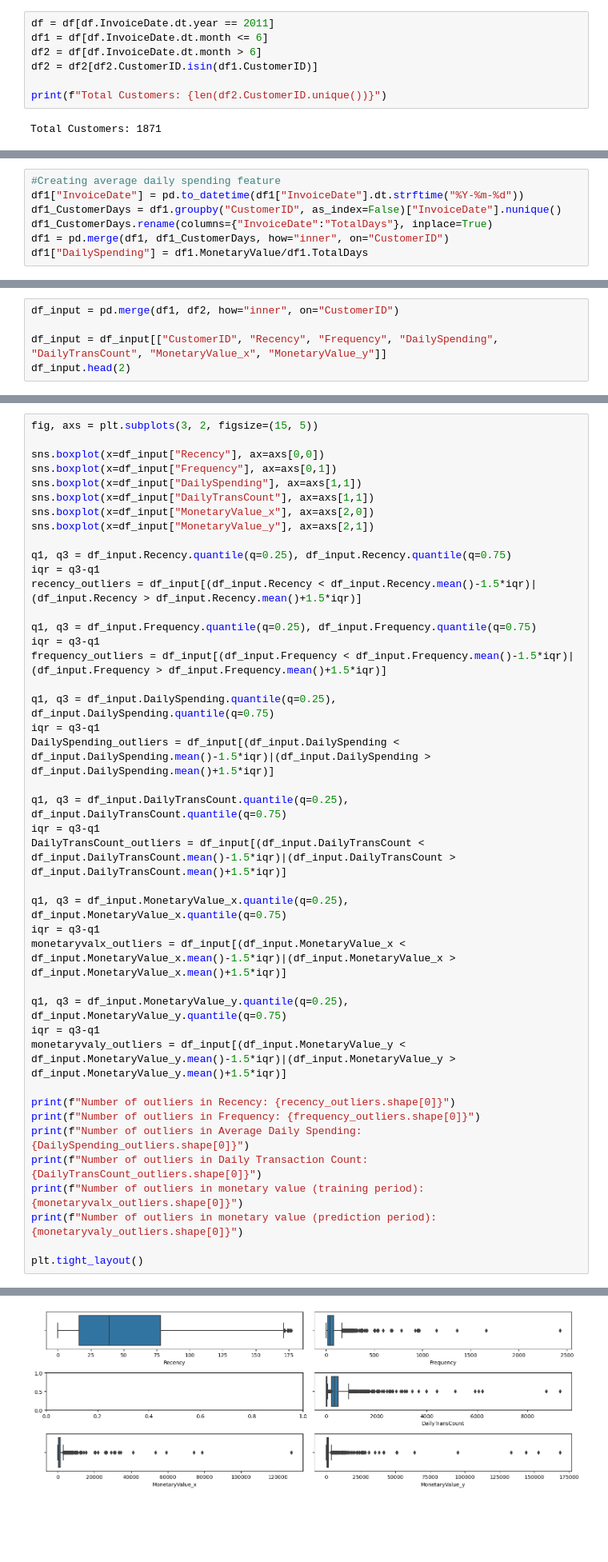
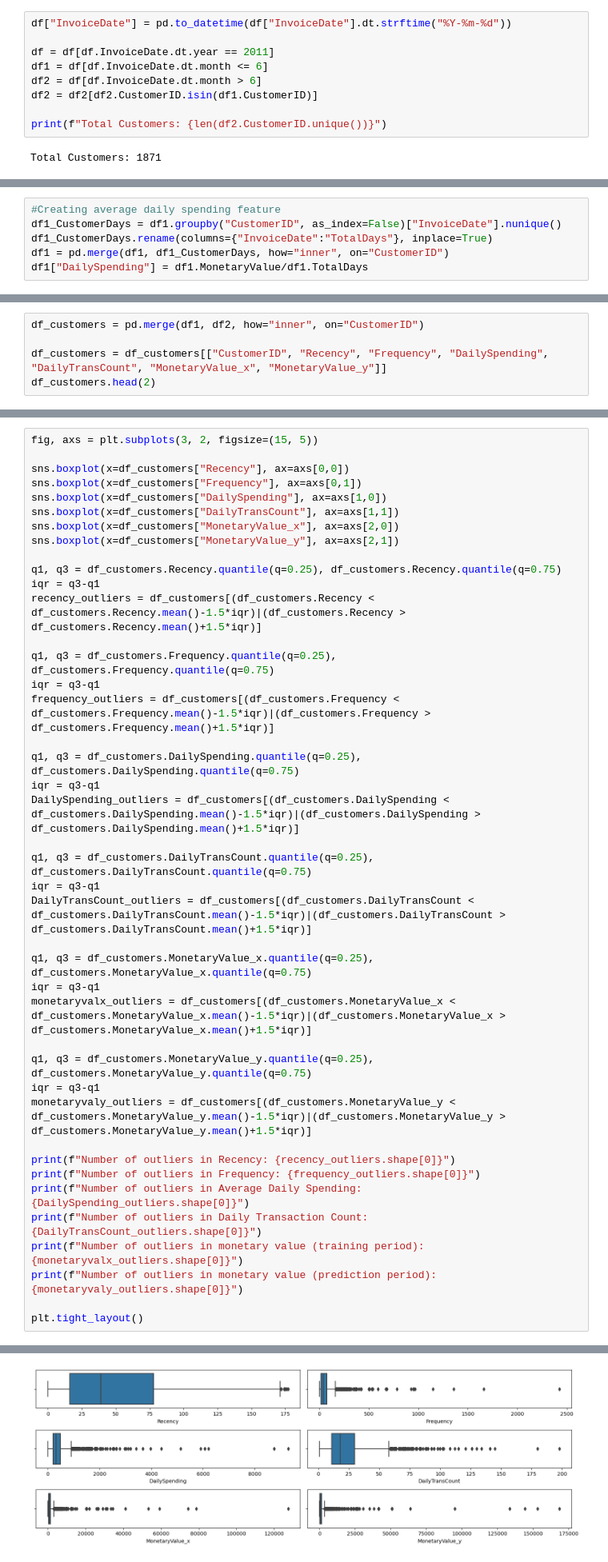
Before and after one commit to vubanc/AWS_DeployedCLVPredictor, a Jupyter notebook: Data Wrangling.ipynb, the cells around one changed output, grey strips where cells are left out. Shown at 80% size. Cells and saved outputs as stored; diff of their text form; blank space fills up the shorter version.

```diff
--- a/Data Wrangling.ipynb
+++ b/Data Wrangling.ipynb
@@ -147,6 +145,8 @@ Observations remaining: 397924
 # %% [markdown]
 #### Separating training and prediction periods
 # %%
+df["InvoiceDate"] = pd.to_datetime(df["InvoiceDate"].dt.strftime("%Y-%m-%d"))
+
 df = df[df.InvoiceDate.dt.year == 2011]
 df1 = df[df.InvoiceDate.dt.month <= 6]
 df2 = df[df.InvoiceDate.dt.month > 6]
@@ -181,7 +217,6 @@ df2.drop(labels=["MonetaryValue"], axis=1, inplace=True)
 df2 = pd.merge(df2, df2_MonetaryValue, how="inner", on="CustomerID")
 # %%
 #Creating average daily spending feature
-df1["InvoiceDate"] = pd.to_datetime(df1["InvoiceDate"].dt.strftime("%Y-%m-%d"))
 df1_CustomerDays = df1.groupby("CustomerID", as_index=False)["InvoiceDate"].nunique()
 df1_CustomerDays.rename(columns={"InvoiceDate":"TotalDays"}, inplace=True)
 df1 = pd.merge(df1, df1_CustomerDays, how="inner", on="CustomerID")
@@ -215,10 +250,10 @@ df2.head(2)
 | 0 | 16317.0 | 770.89 |
 | 1 | 13492.0 | 954.54 |
 # %%
-df_input = pd.merge(df1, df2, how="inner", on="CustomerID")
+df_customers = pd.merge(df1, df2, how="inner", on="CustomerID")
 
-df_input = df_input[["CustomerID", "Recency", "Frequency", "DailySpending", "DailyTransCount", "MonetaryValue_x", "MonetaryValue_y"]]
-df_input.head(2)
+df_customers = df_customers[["CustomerID", "Recency", "Frequency", "DailySpending", "DailyTransCount", "MonetaryValue_x", "MonetaryValue_y"]]
+df_customers.head(2)
 # %% [output]
 |  | CustomerID | Recency | Frequency | DailySpending | DailyTransCount | MonetaryValue_x | MonetaryValue_y |
 | 0 | 13313.0 | 53 | 31 | 304.87 | 16.0 | 609.74 | 945.58 |
@@ -228,53 +263,53 @@ df_input.head(2)
 # %%
 fig, axs = plt.subplots(3, 2, figsize=(15, 5))
 
-sns.boxplot(x=df_input["Recency"], ax=axs[0,0])
-sns.boxplot(x=df_input["Frequency"], ax=axs[0,1])
-sns.boxplot(x=df_input["DailySpending"], ax=axs[1,1])
-sns.boxplot(x=df_input["DailyTransCount"], ax=axs[1,1])
-sns.boxplot(x=df_input["MonetaryValue_x"], ax=axs[2,0])
-sns.boxplot(x=df_input["MonetaryValue_y"], ax=axs[2,1])
+sns.boxplot(x=df_customers["Recency"], ax=axs[0,0])
+sns.boxplot(x=df_customers["Frequency"], ax=axs[0,1])
+sns.boxplot(x=df_customers["DailySpending"], ax=axs[1,0])
+sns.boxplot(x=df_customers["DailyTransCount"], ax=axs[1,1])
+sns.boxplot(x=df_customers["MonetaryValue_x"], ax=axs[2,0])
+sns.boxplot(x=df_customers["MonetaryValue_y"], ax=axs[2,1])
 
-q1, q3 = df_input.Recency.quantile(q=0.25), df_input.Recency.quantile(q=0.75)
+q1, q3 = df_customers.Recency.quantile(q=0.25), df_customers.Recency.quantile(q=0.75)
 iqr = q3-q1
-recency_outliers = df_input[(df_input.Recency < df_input.Recency.mean()-1.5*iqr)|(df_input.Recency > df_input.Recency.mean()+1.5*iqr)]
+recency_outliers = df_customers[(df_customers.Recency < df_customers.Recency.mean()-1.5*iqr)|(df_customers.Recency > df_customers.Recency.mean()+1.5*iqr)]
 
-q1, q3 = df_input.Frequency.quantile(q=0.25), df_input.Frequency.quantile(q=0.75)
+q1, q3 = df_customers.Frequency.quantile(q=0.25), df_customers.Frequency.quantile(q=0.75)
 iqr = q3-q1
-frequency_outliers = df_input[(df_input.Frequency < df_input.Frequency.mean()-1.5*iqr)|(df_input.Frequency > df_input.Frequency.mean()+1.5*iqr)]
+frequency_outliers = df_customers[(df_customers.Frequency < df_customers.Frequency.mean()-1.5*iqr)|(df_customers.Frequency > df_customers.Frequency.mean()+1.5*iqr)]
 
-q1, q3 = df_input.DailySpending.quantile(q=0.25), df_input.DailySpending.quantile(q=0.75)
+q1, q3 = df_customers.DailySpending.quantile(q=0.25), df_customers.DailySpending.quantile(q=0.75)
 iqr = q3-q1
-DailySpending_outliers = df_input[(df_input.DailySpending < df_input.DailySpending.mean()-1.5*iqr)|(df_input.DailySpending > df_input.DailySpending.mean()+1.5*iqr)]
+DailySpending_outliers = df_customers[(df_customers.DailySpending < df_customers.DailySpending.mean()-1.5*iqr)|(df_customers.DailySpending > df_customers.DailySpending.mean()+1.5*iqr)]
 
-q1, q3 = df_input.DailyTransCount.quantile(q=0.25), df_input.DailyTransCount.quantile(q=0.75)
+q1, q3 = df_customers.DailyTransCount.quantile(q=0.25), df_customers.DailyTransCount.quantile(q=0.75)
 iqr = q3-q1
-DailyTransCount_outliers = df_input[(df_input.DailyTransCount < df_input.DailyTransCount.mean()-1.5*iqr)|(df_input.DailyTransCount > df_input.DailyTransCount.mean()+1.5*iqr)]
+DailyTransCount_outliers = df_customers[(df_customers.DailyTransCount < df_customers.DailyTransCount.mean()-1.5*iqr)|(df_customers.DailyTransCount > df_customers.DailyTransCount.mean()+1.5*iqr)]
 
-q1, q3 = df_input.MonetaryValue_x.quantile(q=0.25), df_input.MonetaryValue_x.quantile(q=0.75)
+q1, q3 = df_customers.MonetaryValue_x.quantile(q=0.25), df_customers.MonetaryValue_x.quantile(q=0.75)
 iqr = q3-q1
-monetaryvalx_outliers = df_input[(df_input.MonetaryValue_x < df_input.MonetaryValue_x.mean()-1.5*iqr)|(df_input.MonetaryValue_x > df_input.MonetaryValue_x.mean()+1.5*iqr)]
+monetaryvalx_outliers = df_customers[(df_customers.MonetaryValue_x < df_customers.MonetaryValue_x.mean()-1.5*iqr)|(df_customers.MonetaryValue_x > df_customers.MonetaryValue_x.mean()+1.5*iqr)]
 
-q1, q3 = df_input.MonetaryValue_y.quantile(q=0.25), df_input.MonetaryValue_y.quantile(q=0.75)
+q1, q3 = df_customers.MonetaryValue_y.quantile(q=0.25), df_customers.MonetaryValue_y.quantile(q=0.75)
 iqr = q3-q1
-monetaryvaly_outliers = df_input[(df_input.MonetaryValue_y < df_input.MonetaryValue_y.mean()-1.5*iqr)|(df_input.MonetaryValue_y > df_input.MonetaryValue_y.mean()+1.5*iqr)]
+monetaryvaly_outliers = df_customers[(df_customers.MonetaryValue_y < df_customers.MonetaryValue_y.mean()-1.5*iqr)|(df_customers.MonetaryValue_y > df_customers.MonetaryValue_y.mean()+1.5*iqr)]
 
 print(f"Number of outliers in Recency: {recency_outliers.shape[0]}")
 print(f"Number of outliers in Frequency: {frequency_outliers.shape[0]}")
 print(f"Number of outliers in Average Daily Spending: {DailySpending_outliers.shape[0]}")
 print(f"Number of outliers in Daily Transaction Count: {DailyTransCount_outliers.shape[0]}")
 print(f"Number of outliers in monetary value (training period): {monetaryvalx_outliers.shape[0]}")
 print(f"Number of outliers in monetary value (prediction period): {monetaryvaly_outliers.shape[0]}")
 
 plt.tight_layout()
 # %% [output]
 Number of outliers in Recency: 92
 Number of outliers in Frequency: 165
 Number of outliers in Average Daily Spending: 154
 Number of outliers in Daily Transaction Count: 153
 Number of outliers in monetary value (training period): 144
 Number of outliers in monetary value (prediction period): 248
-[figure, old version]
+[figure, new version]
 # %%
 from sklearn.impute import KNNImputer
 
```
Also changed, not shown: parts of 18 cells of this notebook, 1 other file.
